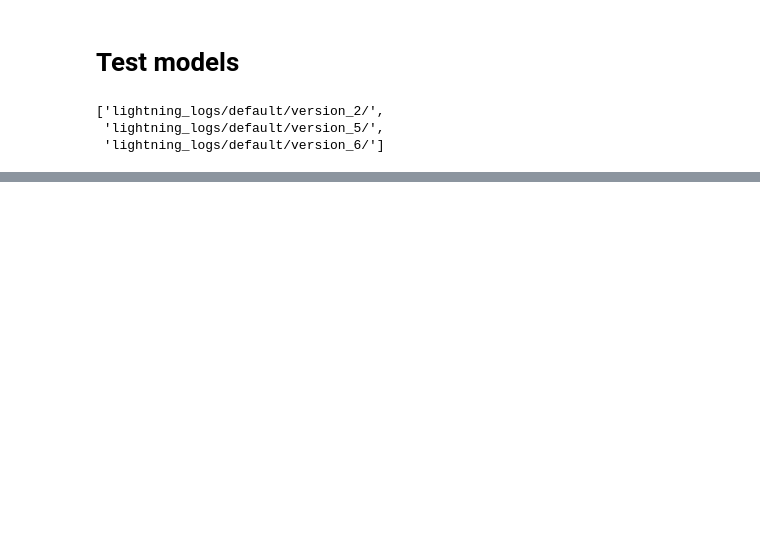
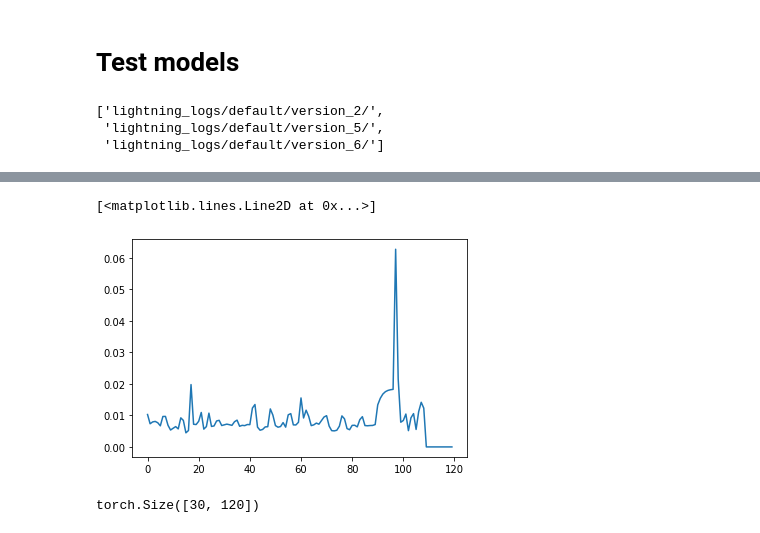
Before and after one commit to Kim-Ju-Hyeon/Temporal_Fusion_Transformer, a Jupyter notebook: Experiment.ipynb, the cells around one changed output, grey strips where cells are left out. Cells and saved outputs as stored; diff of their text form; code cells hidden in the pictures; blank space fills up the shorter version.

```diff
--- a/Experiment.ipynb
+++ b/Experiment.ipynb
@@ -140,0 +147,5 @@ torch.Size([70, 30, 4, 120])
+# %%
+plt.plot(b_mean[19])
+# %% [output]
+[<matplotlib.lines.Line2D at 0x...>]
+[figure, added]
@@ -140,0 +158,4 @@ torch.Size([70, 30, 4, 120])
+# %%
+b_mean.shape
+# %% [output]
+torch.Size([30, 120])
```
Also changed, not shown: parts of 48 cells of this notebook, 5 other files.
